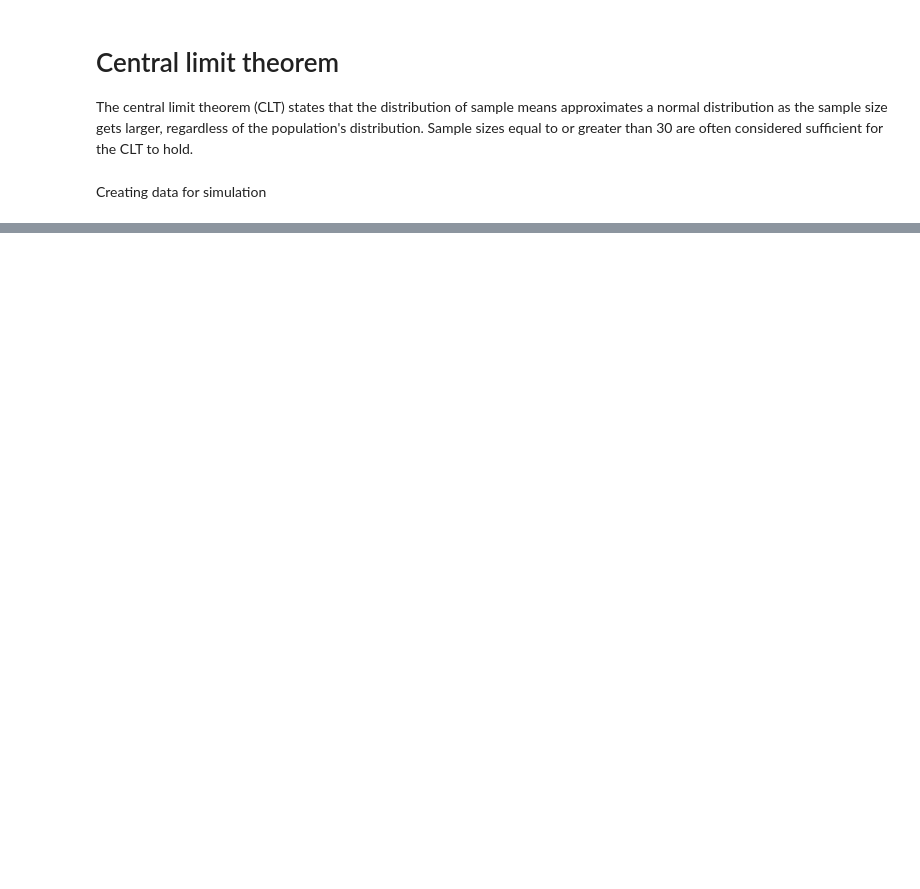
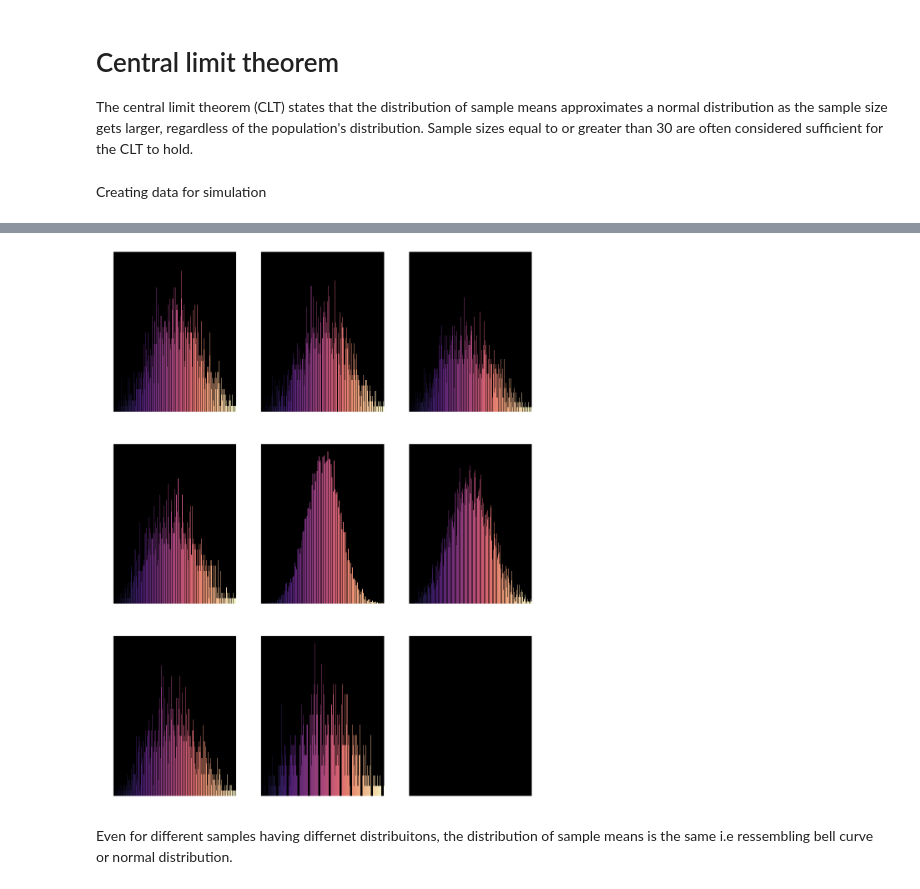
Before and after one commit to Sarath191181208/ML-AI-DataScience, a Jupyter notebook: Statistics/central_limit_theorem.ipynb, the cells around one changed output, grey strips where cells are left out. Drawn from its saved outputs; the diff is of its cells as text; code cells hidden in the pictures; blank space fills up the shorter version.

Commit message:
Checked CLT for different distributions

```diff
--- a/Statistics/central_limit_theorem.ipynb
+++ b/Statistics/central_limit_theorem.ipynb
@@ -30,9 +95,12 @@ sns.countplot(x=data)
 # %%
-means_lst = []
-batch_size = 10
+means_lst = {label: [] for label in data.columns}
+batch_size = 100
 no_itr = 10_000
 
-for _ in range(no_itr):
-    batch = np.random.choice(data, batch_size)
-    mean = batch.mean()
-    means_lst.append(mean)
+for label in data.columns:
+    for _ in range(no_itr):
+        batch = np.random.choice(data[label], batch_size)
+        mean = batch.mean()
+        means_lst[label].append(mean)
+
+means_data = pd.DataFrame(means_lst)
@@ -43,0 +107,15 @@ sns.countplot(x=means_lst, palette="magma").set_xticks([])
+# %%
+cols = means_data.columns
+
+items_per_row = 3
+num_rows = len(cols)//items_per_row + (1 if len(cols)%items_per_row else 0)
+fig, ax = plt.subplots(nrows=num_rows, ncols=items_per_row,figsize=(6*items_per_row, 8*num_rows))
+
+for idx, label in enumerate(cols):
+    sns.countplot(x=label, data=means_data,
+        ax=ax[idx//items_per_row, idx % items_per_row],
+        palette="magma").set_xticklabels([])
+# %% [output]
+[figure, added]
+# %% [markdown]
+Even for different samples having differnet distribuitons, the distribution of sample means is the same i.e ressembling bell curve or normal distribution.
```
Also changed, not shown: parts of 6 cells of this notebook, 1 other file.
